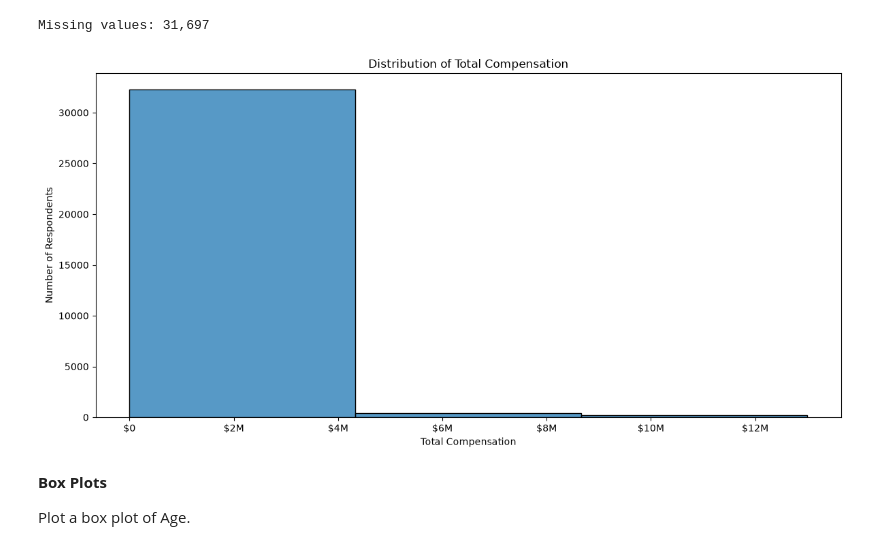
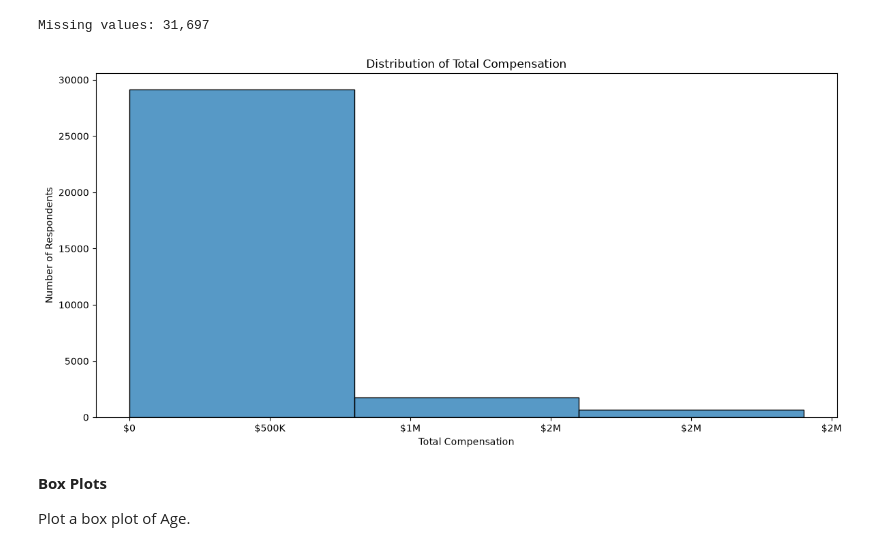
Before and after one commit to MahnazNabizada/DataAnalysis, a Jupyter notebook: learning/courses/ibm/dataanalyst/09-data-analyst-capstone-project/activities/hands-on/16-data-visualization/Lab 16 Data Visualization.ipynb, the cells around one changed output. Drawn from its saved outputs; the diff is of its cells as text; code cells hidden in the pictures.

Commit message:
feat: add 09-ibm-data-analyst-capstone-project histogram hands-on lab

```diff
--- a/learning/courses/ibm/dataanalyst/09-data-analyst-capstone-project/activities/hands-on/16-data-visualization/Lab 16 Data Visualization.ipynb
+++ b/learning/courses/ibm/dataanalyst/09-data-analyst-capstone-project/activities/hands-on/16-data-visualization/Lab 16 Data Visualization.ipynb
@@ -293,35 +294,44 @@ from matplotlib.ticker import FuncFormatter
 
 # Remove missing values
 comp_total = df["CompTotalClean"].dropna()
 
 # Find the 99th percentile
-upper_limit = comp_total.quantile(0.99)
+upper_limit = comp_total.quantile(0.95)
+
+# Function to format the x labels like 30k 100k 500k 1M 15M values
+def currency_formatter(x, pos):
+    if x >= 1_000_000:
+        return f"${x/1_000_000:.0f}M"
+    elif x >= 1_000:
+        return f"${x/1_000:.0f}K"
+    else:
+        return f"${x:.0f}"
 
 # Data used only for visualization
 comp_total_zoom = comp_total[
     comp_total <= upper_limit
 ]
 
 plt.figure(figsize=(12, 6))
 
 sns.histplot(
     x=comp_total_zoom,
     bins=3,
     stat="count"
 )
 
 plt.title("Distribution of Total Compensation")
 plt.xlabel("Total Compensation")
 plt.ylabel("Number of Respondents")
 
 plt.gca().xaxis.set_major_formatter(
     FuncFormatter(currency_formatter)
 )
 
 plt.tight_layout()
 plt.show()
 # %% [output]
-[figure, old version]
+[figure, new version]
 # %% [markdown]
 **Box Plots**
 
```
Also changed, not shown: parts of 1 cell of this notebook.
